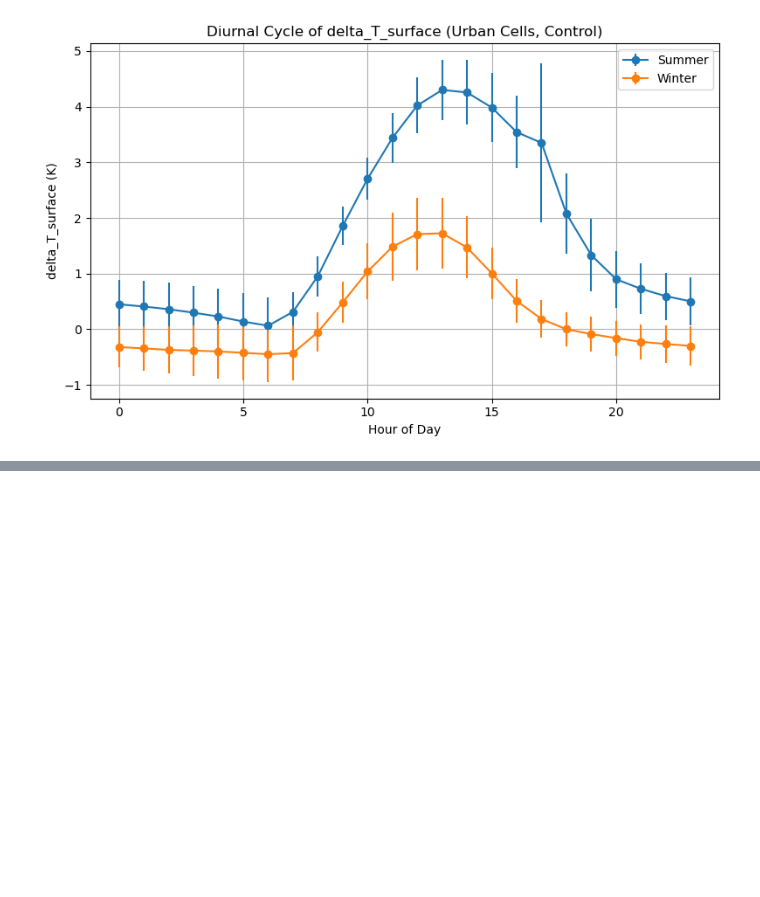
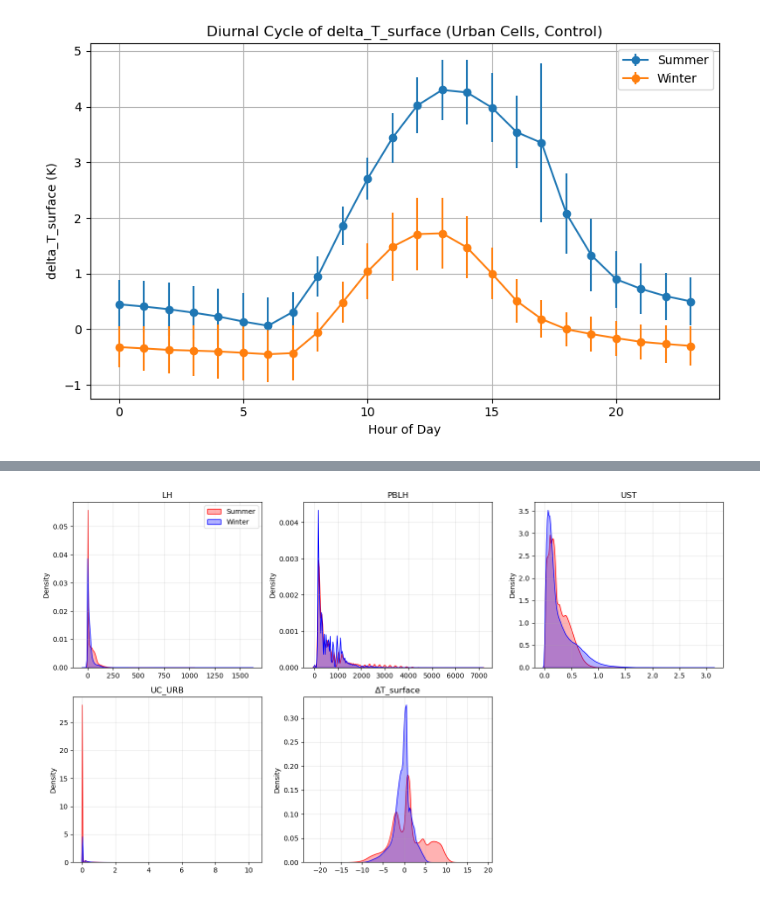
Before and after one commit to josephko91/ah-la-paper, a Jupyter notebook: notebooks/revision-air-temp-rca.ipynb, the cells around one changed output, grey strips where cells are left out. Saved outputs shown, nothing was run; the diff lists cells and outputs as text; code cells hidden in the pictures; blank space fills up the shorter version.

```diff
--- a/notebooks/revision-air-temp-rca.ipynb
+++ b/notebooks/revision-air-temp-rca.ipynb
@@ -402,0 +700,94 @@ plt.show()
+# %%
+# -----------------------------
+# Helper function to load data
+# -----------------------------
+def load_dataset(exp_name):
+    out_dir = os.path.join(run_dir, exp_name)
+    filelist = sorted(glob.glob(os.path.join(out_dir, "wrfout_d02*")))
+
+    ds = xr.open_mfdataset(
+        filelist,
+        engine="netcdf4",
+        concat_dim="Time",
+        combine="nested"
+    ).xwrf.postprocess()
+
+    return ds
+
+# -----------------------------
+# Load datasets
+# -----------------------------
+ds_summer = load_dataset(simulations["target"]["summer"])
+ds_winter = load_dataset(simulations["target"]["winter"])
+
+# -----------------------------
+# Extract variables
+# -----------------------------
+def extract_vars(ds):
+    LH = ds["LH"]
+    PBLH = ds["PBLH"]
+    UST = ds["UST"]
+    UC_URB = ds["UC_URB"]
+
+    # Convert T2 from K → °C
+    T2 = ds["T2"] - 273.15
+    TSK = ds["TSK"] - 273.15
+
+    delta_T_surface = TSK - T2
+
+    return {
+        "LH": LH,
+        "PBLH": PBLH,
+        "UST": UST,
+        "UC_URB": UC_URB,
+        "ΔT_surface": delta_T_surface
+    }
+
+vars_summer = extract_vars(ds_summer)
+vars_winter = extract_vars(ds_winter)
+
+# -----------------------------
+# Flatten helper
+# -----------------------------
+def flatten(da):
+    return da.values.flatten()
+
+# -----------------------------
+# Plot settings
+# -----------------------------
+variables = ["LH", "PBLH", "UST", "UC_URB", "ΔT_surface"]
+
+fig, axes = plt.subplots(2, 3, figsize=(14, 8))
+axes = axes.flatten()
+
+# -----------------------------
+# Plot distributions
+# -----------------------------
+for i, var in enumerate(variables):
+    ax = axes[i]
+
+    data_summer = flatten(vars_summer[var])
+    data_winter = flatten(vars_winter[var])
+
+    # Remove NaNs
+    data_summer = data_summer[~np.isnan(data_summer)]
+    data_winter = data_winter[~np.isnan(data_winter)]
+
+    # KDE plots
+    sns.kdeplot(data_summer, ax=ax, color='red', label='Summer', fill=True, alpha=0.3)
+    sns.kdeplot(data_winter, ax=ax, color='blue', label='Winter', fill=True, alpha=0.3)
+
+    ax.set_title(var)
+    ax.set_ylabel("Density")
+    ax.grid(True, alpha=0.3)
+
+    if i == 0:
+        ax.legend()
+
+# Remove empty subplot (since 5 variables)
+fig.delaxes(axes[-1])
+
+plt.tight_layout()
+plt.show()
+# %% [output]
+[figure, added]
```
Also changed, not shown: parts of 16 cells of this notebook.
